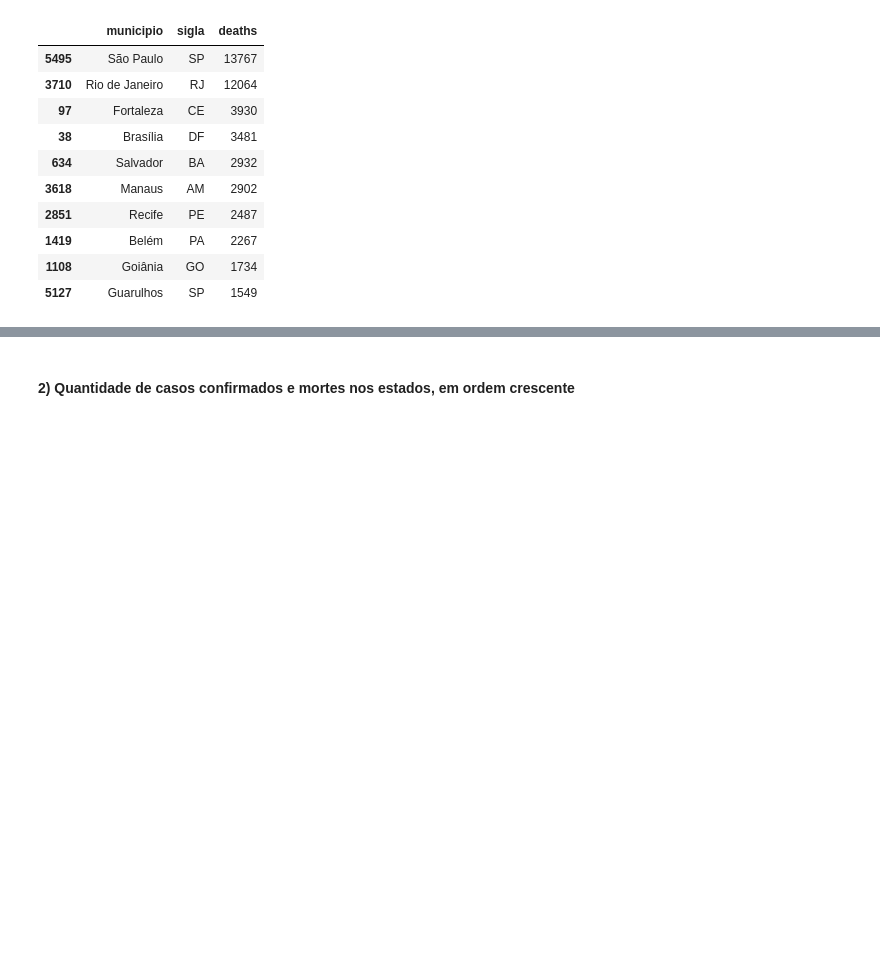
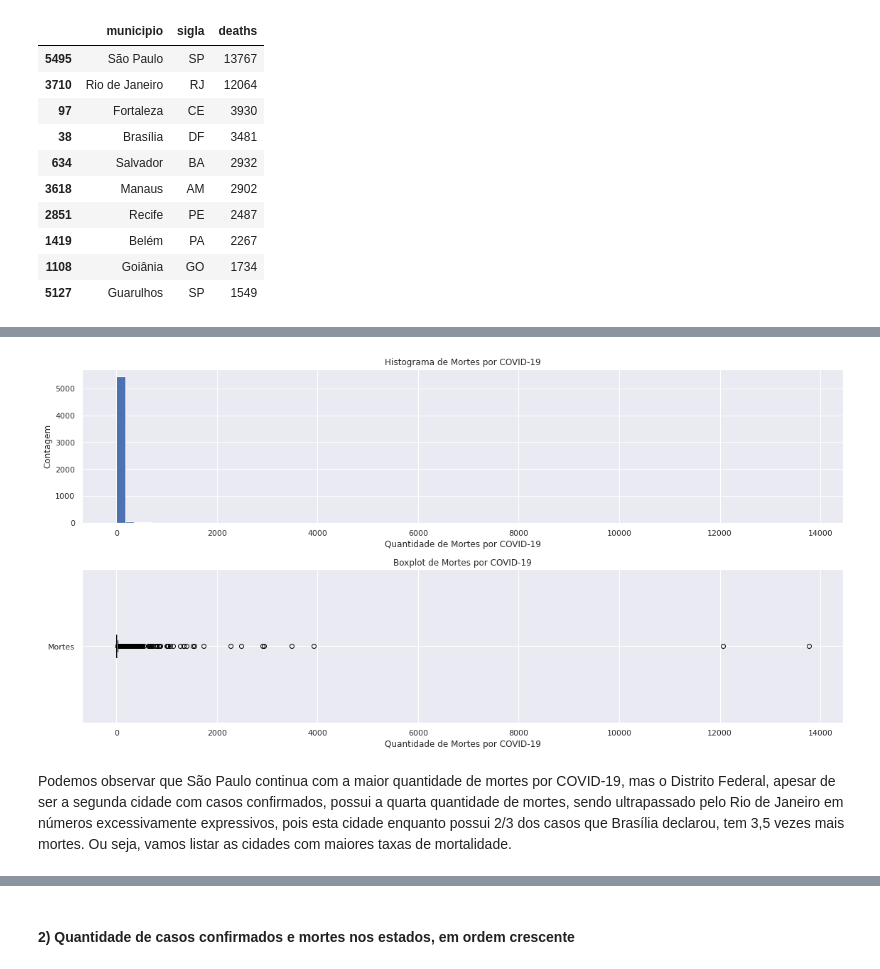
Before and after one commit to gustavopierre/data_science_portfolio, a Jupyter notebook: Gustavo_Moreira_Pierre.ipynb, the cells around one changed output, grey strips where cells are left out. Saved outputs shown, nothing was run; the diff lists cells and outputs as text; code cells hidden in the pictures; blank space fills up the shorter version.

```diff
--- a/Gustavo_Moreira_Pierre.ipynb
+++ b/Gustavo_Moreira_Pierre.ipynb
@@ -1430,0 +1479,20 @@ Gráficos
+# %%
+# histograma e boxplot
+fig, ax = plt.subplots(nrows=2, ncols=1, figsize=(16, 8))
+# gráfico 1
+ax[0].hist('deaths', data=dados_municipios, bins=80)
+ax[0].set_title('Histograma de Mortes por COVID-19')
+ax[0].set_xlabel('Quantidade de Mortes por COVID-19')
+ax[0].set_ylabel('Contagem')
+
+# gráfico 1
+ax[1].boxplot(dados_municipios['deaths'], vert=False, labels=['Mortes'])
+ax[1].set_title('Boxplot de Mortes por COVID-19')
+ax[1].set_xlabel('Quantidade de Mortes por COVID-19')
+
+fig.tight_layout()
+plt.show()
+# %% [output]
+[figure, added]
+# %% [markdown]
+Podemos observar que São Paulo continua com a maior quantidade de mortes por COVID-19, mas o Distrito Federal, apesar de ser a segunda cidade com casos confirmados, possui a quarta quantidade de mortes, sendo ultrapassado pelo Rio de Janeiro em números excessivamente expressivos, pois esta cidade enquanto possui 2/3 dos casos que Brasília declarou, tem 3,5 vezes mais mortes. Ou seja, vamos listar as cidades com maiores taxas de mortalidade.
```
Also changed, not shown: parts of 48 cells of this notebook.
